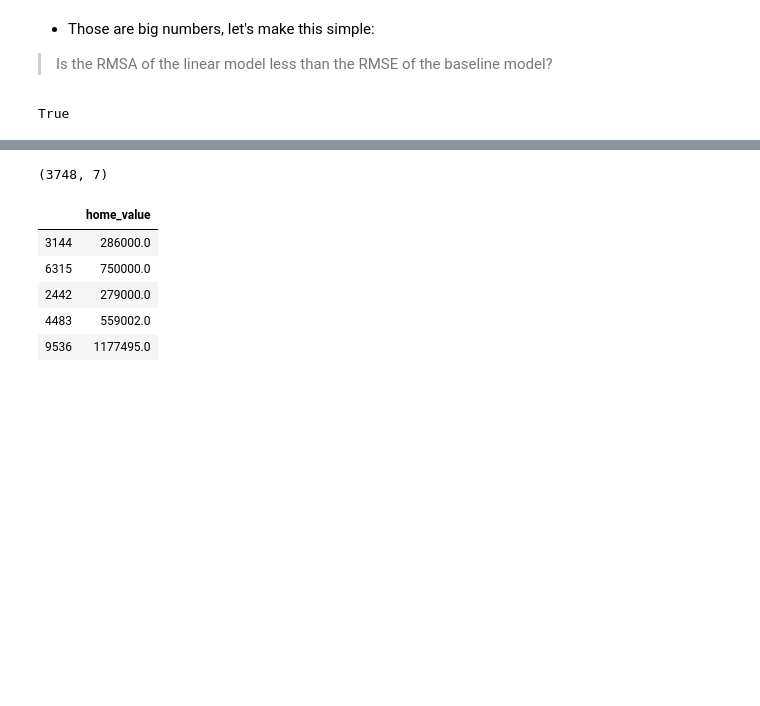
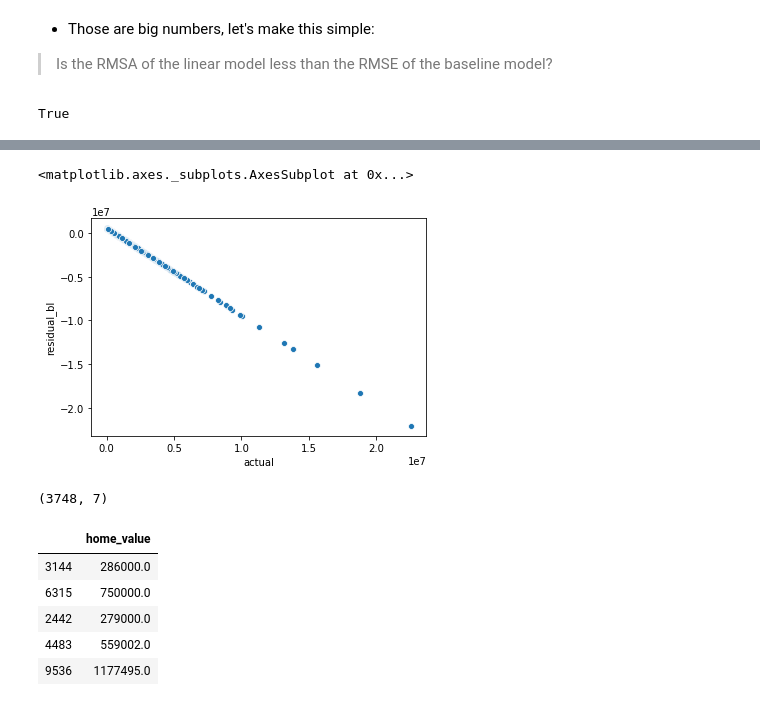
Before and after one commit to JadaShipp/ds-methodologies-exercises, a Jupyter notebook: project/zillow_final_project.ipynb, the cells around one changed output, grey strips where cells are left out. Drawn from its saved outputs; the diff is of its cells as text; code cells hidden in the pictures; blank space fills up the shorter version.

```diff
--- a/project/zillow_final_project.ipynb
+++ b/project/zillow_final_project.ipynb
@@ -299,3 +350,8 @@ True
+# %%
+sns.scatterplot(model_df.actual, model_df.residual_bl)
+# %% [output]
+<matplotlib.axes._subplots.AxesSubplot at 0x...>
+[figure, added]
 # %%
 test.shape
 # %% [output]
```
Also changed, not shown: parts of 17 cells of this notebook.
